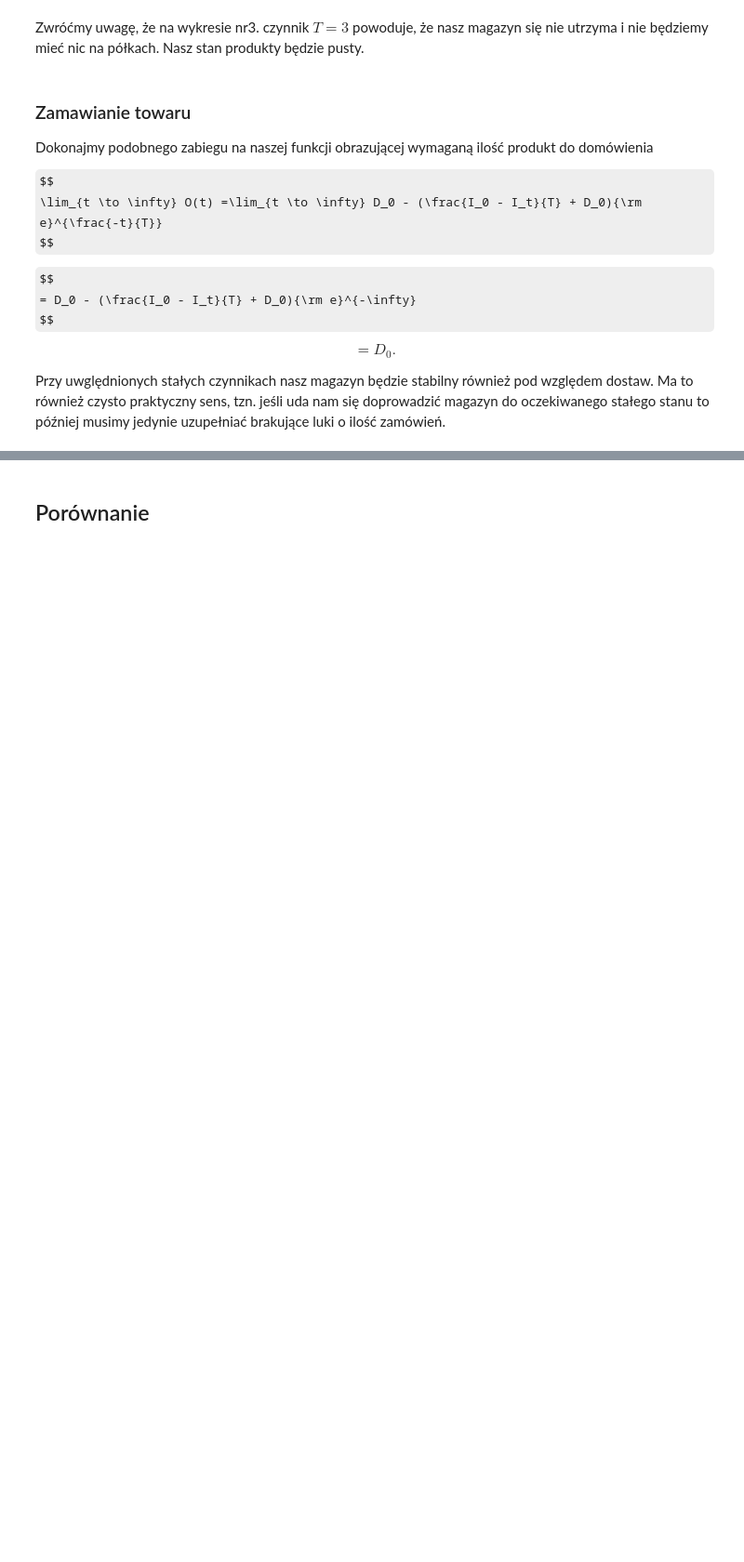
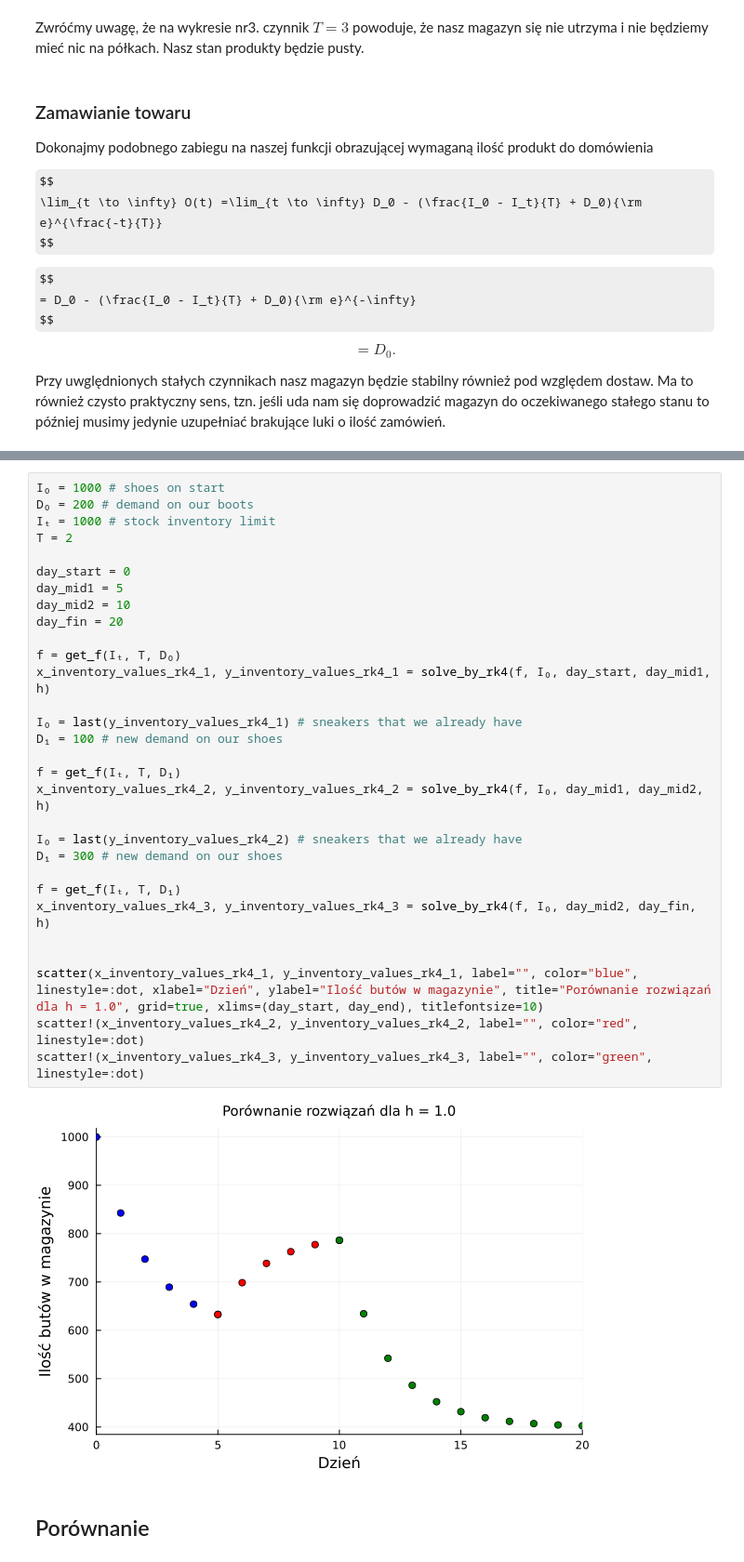
Before and after one commit to piotrczech/optimization-of-inventory-deliveries, a Jupyter notebook: main.ipynb, the cells around one changed output, grey strips where cells are left out. Shown at 93% size. Saved outputs shown, nothing was run; the diff lists cells and outputs as text; some formulas as TeX source; blank space fills up the shorter version.

```diff
--- a/main.ipynb
+++ b/main.ipynb
@@ -1072,3 +1077,35 @@ Przy uwględnionych stałych czynnikach nasz magazyn będzie stabilny również
+# %%
+I₀ = 1000 # shoes on start
+D₀ = 200 # demand on our boots
+Iₜ = 1000 # stock inventory limit
+T = 2
+
+day_start = 0
+day_mid1 = 5
+day_mid2 = 10
+day_fin = 20
+
+f = get_f(Iₜ, T, D₀)
+x_inventory_values_rk4_1, y_inventory_values_rk4_1 = solve_by_rk4(f, I₀, day_start, day_mid1, h)
+
+I₀ = last(y_inventory_values_rk4_1) # sneakers that we already have
+D₁ = 100 # new demand on our shoes
+
+f = get_f(Iₜ, T, D₁)
+x_inventory_values_rk4_2, y_inventory_values_rk4_2 = solve_by_rk4(f, I₀, day_mid1, day_mid2, h)
+
+I₀ = last(y_inventory_values_rk4_2) # sneakers that we already have
+D₁ = 300 # new demand on our shoes
+
+f = get_f(Iₜ, T, D₁)
+x_inventory_values_rk4_3, y_inventory_values_rk4_3 = solve_by_rk4(f, I₀, day_mid2, day_fin, h)
+
+
+scatter(x_inventory_values_rk4_1, y_inventory_values_rk4_1, label="", color="blue", linestyle=:dot, xlabel="Dzień", ylabel="Ilość butów w magazynie", title="Porównanie rozwiązań dla h = 1.0", grid=true, xlims=(day_start, day_end), titlefontsize=10)
+scatter!(x_inventory_values_rk4_2, y_inventory_values_rk4_2, label="", color="red", linestyle=:dot)
+scatter!(x_inventory_values_rk4_3, y_inventory_values_rk4_3, label="", color="green", linestyle=:dot)
+# %% [output]
+[figure, added]
 # %% [markdown]
 ## Porównanie
 # %% [markdown]
```
Also changed, not shown: parts of 12 cells of this notebook.
